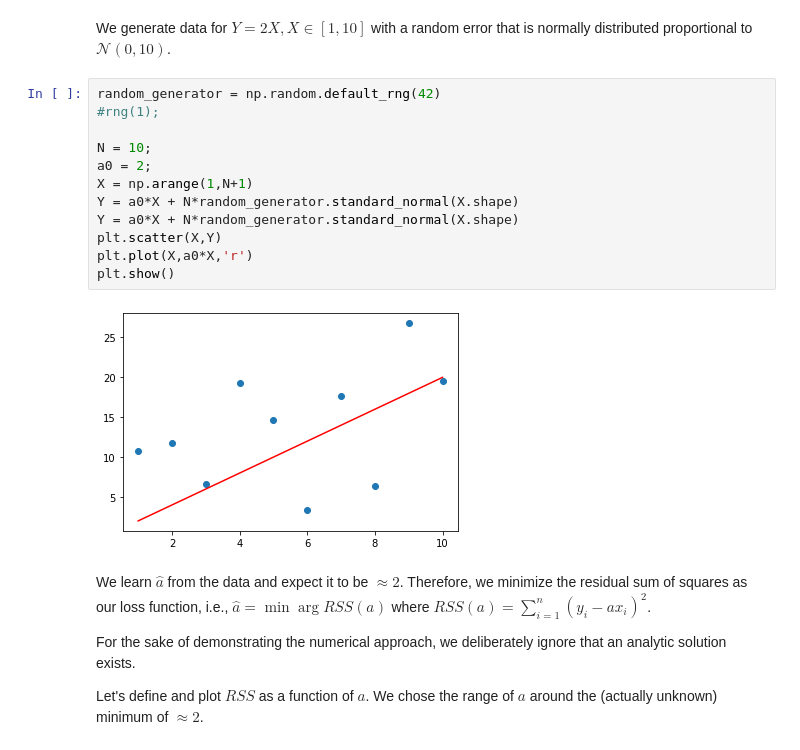
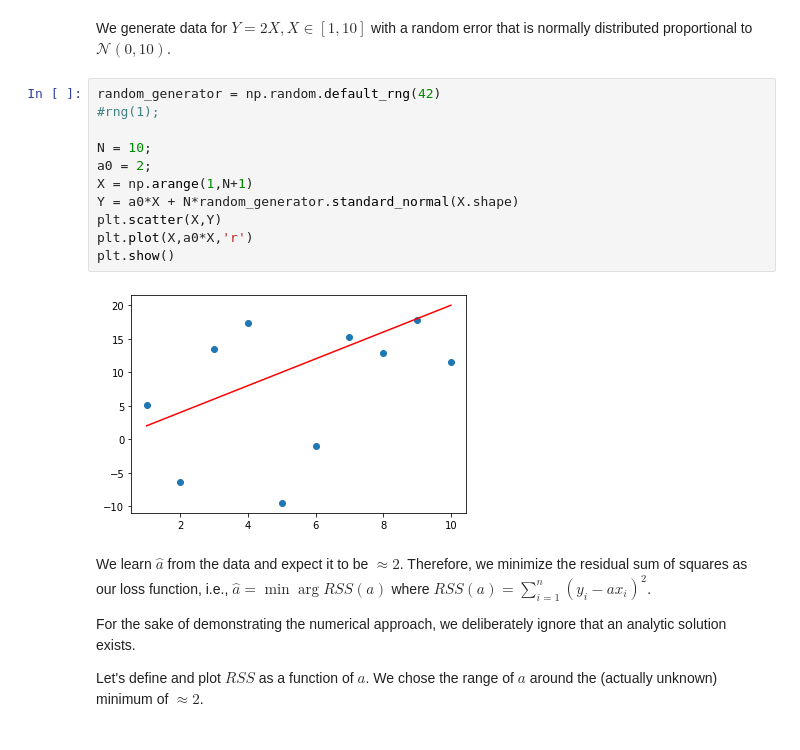
Before and after one commit to derekchased/Public-ML-Notebooks, a Jupyter notebook: DL_py_Numerical_Linear_Regression.ipynb, the cells around one changed output. Saved outputs shown, nothing was run; the diff lists cells and outputs as text.

```diff
--- a/DL_py_Numerical_Linear_Regression.ipynb
+++ b/DL_py_Numerical_Linear_Regression.ipynb
@@ -21,17 +23,16 @@ We generate data for $Y=2X, X\in [1,10]$ with a random error that is normally di
 # %%
 random_generator = np.random.default_rng(42)
 #rng(1);
 
 N = 10;
 a0 = 2;
 X = np.arange(1,N+1)
 Y = a0*X + N*random_generator.standard_normal(X.shape)
-Y = a0*X + N*random_generator.standard_normal(X.shape)
 plt.scatter(X,Y)
 plt.plot(X,a0*X,'r')
 plt.show()
 # %% [output]
-[figure, old version]
+[figure, new version]
 # %% [markdown]
 We learn $\hat a$ from the data and expect it to be $\approx 2$. Therefore, we minimize the residual sum of squares as our loss function, i.e., $\hat a = \min \arg RSS(a)$ where $RSS(a) =\sum_{i=1}^{n}(y_i - a x_i)^2$.
 
```
Also changed, not shown: parts of 25 cells of this notebook.
